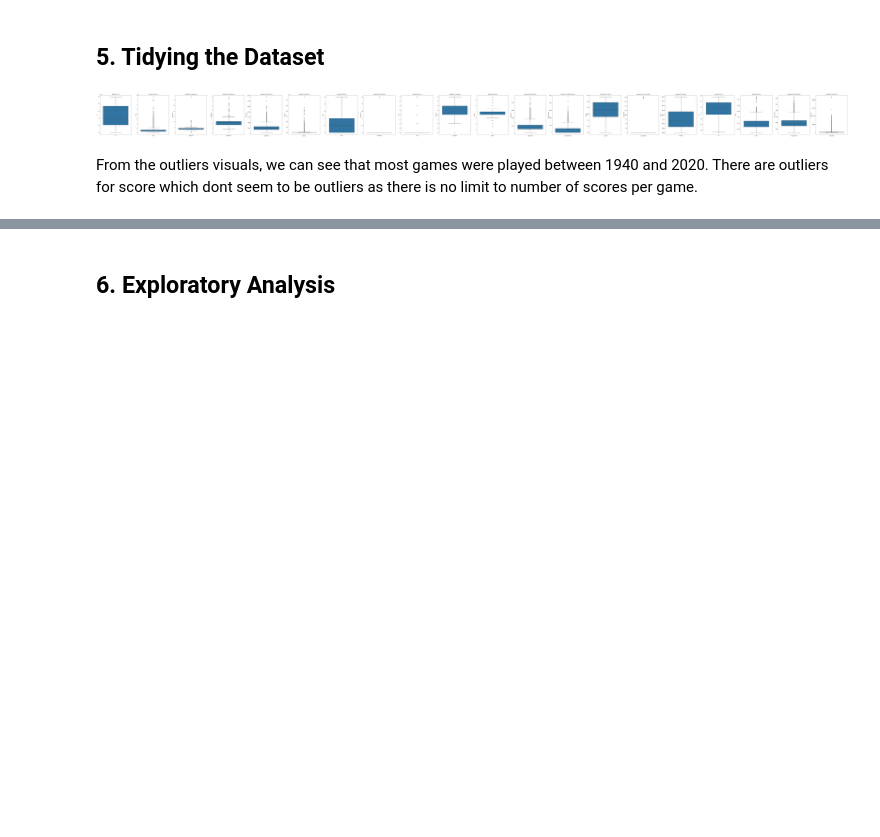
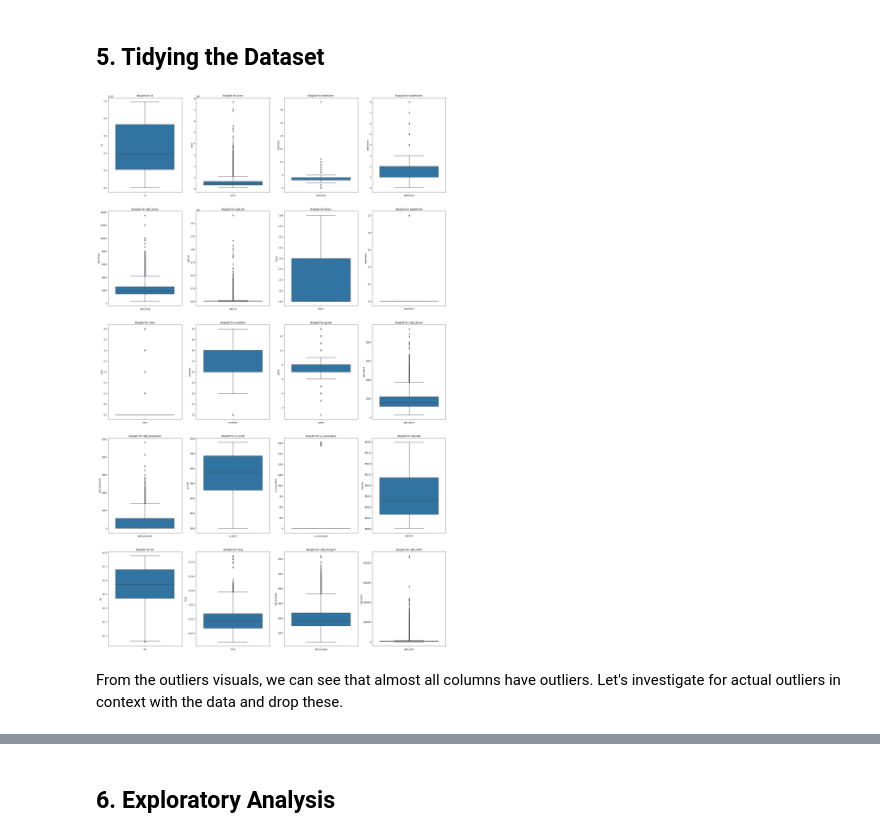
Before and after one commit to Magguire/Magguire, a Jupyter notebook: module_2_core_week_II_ip.ipynb, the cells around one changed output, grey strips where cells are left out. Cells and saved outputs as stored; diff of their text form; code cells hidden in the pictures; blank space fills up the shorter version.

```diff
--- a/module_2_core_week_II_ip.ipynb
+++ b/module_2_core_week_II_ip.ipynb
@@ -160,22 +186,23 @@ Making sure your data matches something outside of the dataset is very important
 # %%
 # Checking for Outliers
 #
 import matplotlib.pyplot as plt
 import seaborn as sns
 
 columns = [column for column in df.columns]
-fig, ax = plt.subplots(ncols = len(columns), figsize=(150,8))
+fig, ax = plt.subplots(ncols = 4, nrows = 5, figsize=(30,50))
+ax = ax.ravel()
 
-for i, column in enumerate(columns):
-    sns.boxplot(y = df[column], ax=ax[i])
-    ax[i].set_title('Boxplot for {}'.format(column))
-    ax[i].set_xlabel(column)
+for column, ax in zip(columns, ax):
+    sns.boxplot(y = df[column], ax=ax)
+    ax.set_title('Boxplot for {}'.format(column))
+    ax.set_xlabel(column)
 
 plt.show()
 # %% [output]
-[figure, old version]
+[figure, new version]
-# %% [markdown]
-From the outliers visuals, we can see that most games were played between 1940 and 2020. There are outliers for score which dont seem to be outliers as there is no limit to number of scores per game.
+# %% [markdown]
+From the outliers visuals, we can see that almost all columns have outliers. Let's investigate for actual outliers in context with the data and drop these.
 # %%
 # Checking for Anomalies
 #
```
Also changed, not shown: parts of 47 cells of this notebook.
